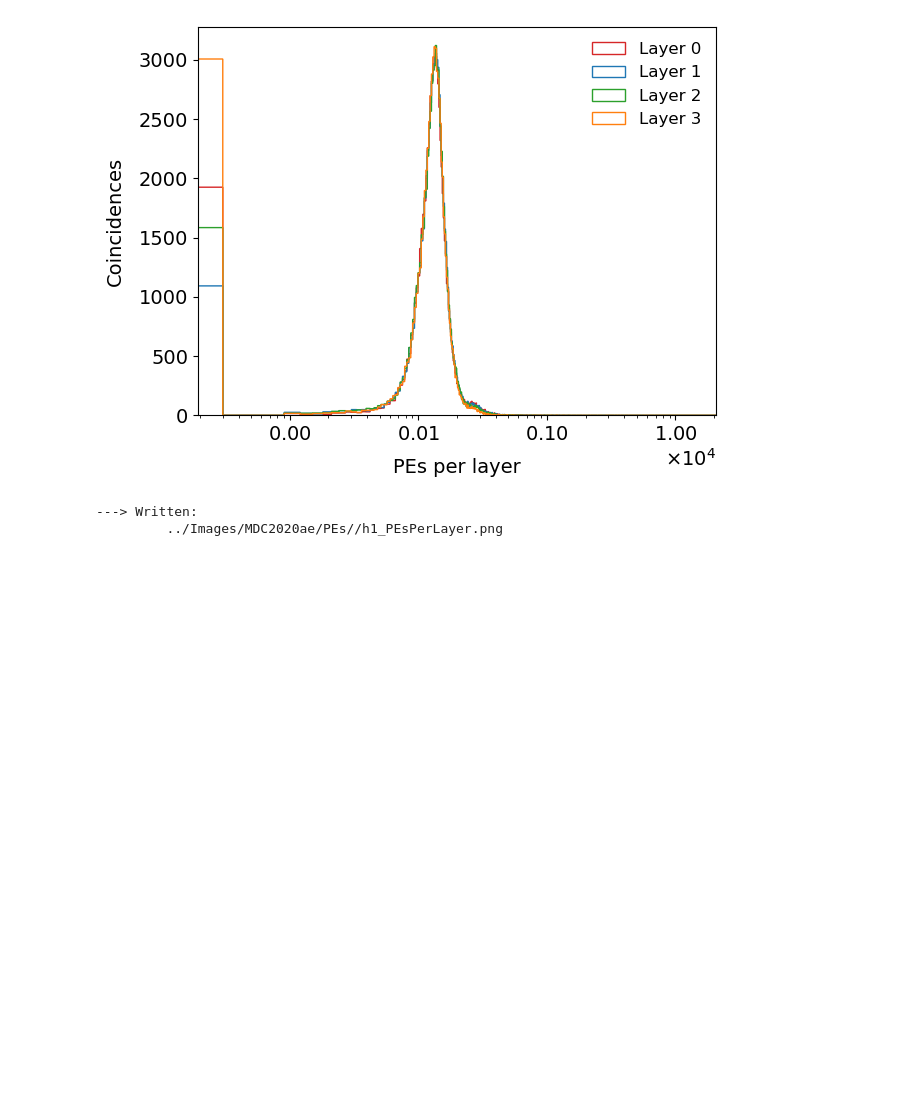
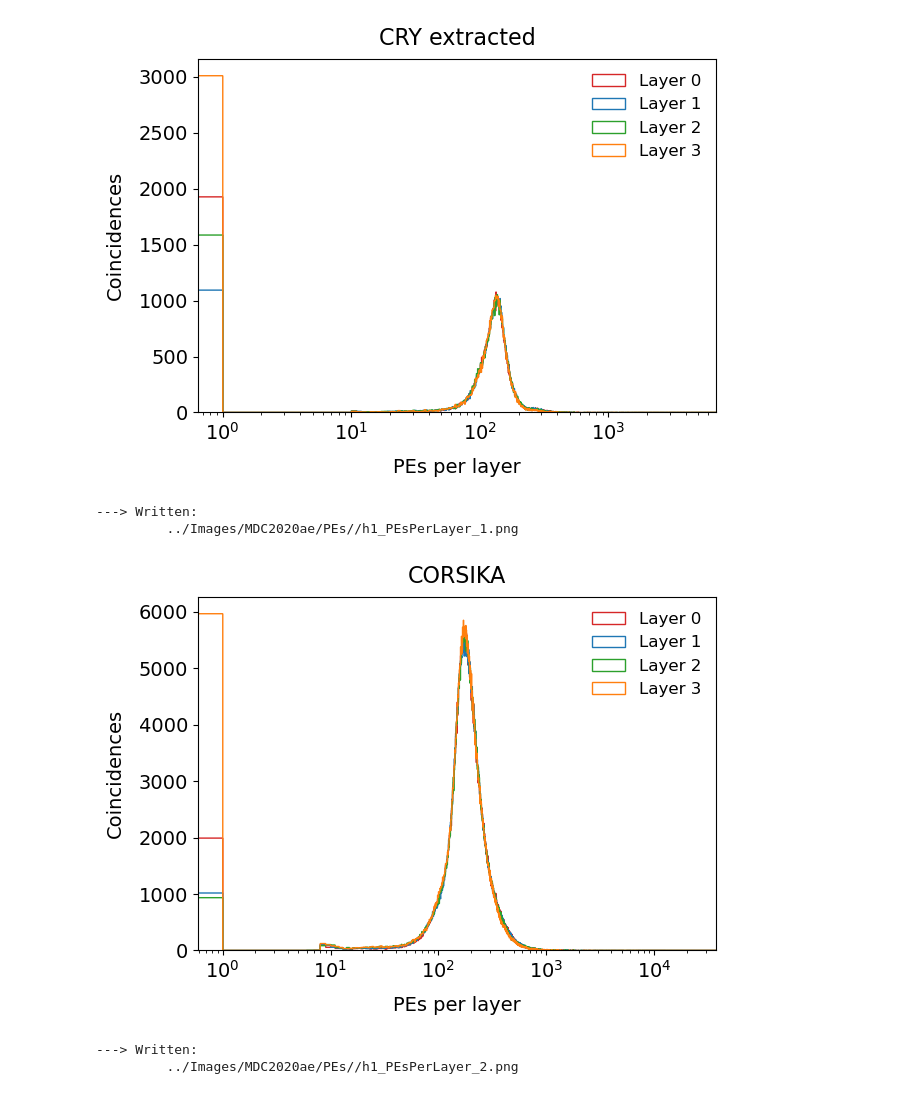
Before and after one commit to sam-grant/CRVSim, a Jupyter notebook: Analyses/Jupyter/PEs.ipynb, the cells around one changed output. Drawn from its saved outputs; the diff is of its cells as text; code cells hidden in the pictures; blank space fills up the shorter version.

Commit message:
Updated PEs with comparison betwen CRY extracted and CORSIKA.

```diff
--- a/Analyses/Jupyter/PEs.ipynb
+++ b/Analyses/Jupyter/PEs.ipynb
@@ -16,9 +13,15 @@ import Utils as ut
 # %%
 # Get data
-fileName="/exp/mu2e/data/users/sgrant/CRVSim/CosmicCRYExtractedCatTriggered.MDC2020ae_best_v1_3.000/81168767/00/00000/nts.sgrant.CosmicCRYExtractedCatTriggered.MDC2020ae_best_v1_3.001205_00000014.root" #"/exp/mu2e/data/users/sgrant/CRVSim/CosmicCRYExtractedCatTriggered.MDC2020ae_best_v1_3.000/11946817/00/00038/nts.sgrant.CosmicCRYExtractedCatTriggered.MDC2020ae_best_v1_3.001205_00000006.root"
-finTag = fileName.split('.')[-2]
-with uproot.open(fileName) as file:
-    data_ = ut.GetData(file)
+
+# My stuff
+fileName1 = "/exp/mu2e/data/users/sgrant/CRVSim/CosmicCRYExtractedCatTriggered.MDC2020ae_best_v1_3.000/81168767/00/00000/nts.sgrant.CosmicCRYExtractedCatTriggered.MDC2020ae_best_v1_3.001205_00000014.root"
+with uproot.open(fileName1 + ":TrkAnaExt/trkana") as tree:
+    data1_ = tree.arrays(["crvcoincs.PEs", "crvcoincs.PEsPerLayer[4]"])
+
+# Natalie's
+fileName2 = "/exp/mu2e/data/users/nmharris/nts.nmharris.trkana-reco.MDC2020ae_perfect_v1_3.001202_00000000_all_vars.root"
+with uproot.open(fileName2 + ":TrkAna/trkana") as tree:
+    data2_ = tree.arrays(["crvcoincs.PEs", "crvcoincs.PEsPerLayer[4]"])
 # %%
 def Plot1D(data, nbins=100, xmin=-1.0, xmax=1.0, title=None, xlabel=None, ylabel=None, fout="hist.png", legPos="best", logX=False, logY=False, stats=True, underOver=False, errors=False, NDPI=300):
 
@@ -108,7 +111,7 @@ def Plot1DOverlay(hists_, nbins=100, xmin=-1.0, xmax=1.0, title=None, xlabel=Non
     ax.tick_params(axis='x', labelsize=14)  # Set x-axis tick label font size
     ax.tick_params(axis='y', labelsize=14)  # Set y-axis tick label font size
 
-    ut.ScientificNotation(ax)
+    # ut.ScientificNotation(ax)
 
     # Add legend to the plot
     ax.legend(loc=legPos, frameon=False, fontsize=legFontSize)
@@ -134,12 +152,27 @@ Plot1D(PEs_, nbins=int(np.max(PEs_)), xlabel="PEs", ylabel="Coincidences", fout=
 # %%
-PEs0_ = ak.flatten(data_["crv"]["crvcoincs.PEsPerLayer[4]"][:,:,0], axis=None)
-Plot1DOverlay({"Layer 0" : ak.flatten(data_["crv"]["crvcoincs.PEsPerLayer[4]"][:,:,0], axis=None),
-               "Layer 1" : ak.flatten(data_["crv"]["crvcoincs.PEsPerLayer[4]"][:,:,1], axis=None),
-               "Layer 2" : ak.flatten(data_["crv"]["crvcoincs.PEsPerLayer[4]"][:,:,2], axis=None),
-               "Layer 3" : ak.flatten(data_["crv"]["crvcoincs.PEsPerLayer[4]"][:,:,3], axis=None) },
-               nbins=int(np.max(PEs0_)), xlabel="PEs per layer", ylabel="Coincidences", fout="../Images/MDC2020ae/PEs//h1_PEsPerLayer.png", xmin=0, xmax=np.max(PEs_),
+PEsPerLayer1_0 = ak.flatten(data1_["crvcoincs.PEsPerLayer[4]"][:,:,0], axis=None)
+
+Plot1DOverlay({"Layer 0" : PEsPerLayer1_0,
+               "Layer 1" : ak.flatten(data1_["crvcoincs.PEsPerLayer[4]"][:,:,1], axis=None),
+               "Layer 2" : ak.flatten(data1_["crvcoincs.PEsPerLayer[4]"][:,:,2], axis=None),
+               "Layer 3" : ak.flatten(data1_["crvcoincs.PEsPerLayer[4]"][:,:,3], axis=None) },
+               nbins=int(np.max(PEsPerLayer1_0)), xmin=0, xmax=np.max(PEsPerLayer1_0),
+               title="CRY extracted", xlabel="PEs per layer", ylabel="Coincidences", fout="../Images/MDC2020ae/PEs//h1_PEsPerLayer_1.png",
                logX=True)
+
+PEsPerLayer2_0 = ak.flatten(data2_["crvcoincs.PEsPerLayer[4]"][:,:,0], axis=None)
+
+Plot1DOverlay({"Layer 0" : PEsPerLayer2_0,
+               "Layer 1" : ak.flatten(data2_["crvcoincs.PEsPerLayer[4]"][:,:,1], axis=None),
+               "Layer 2" : ak.flatten(data2_["crvcoincs.PEsPerLayer[4]"][:,:,2], axis=None),
+               "Layer 3" : ak.flatten(data2_["crvcoincs.PEsPerLayer[4]"][:,:,3], axis=None) },
+               nbins=int(np.max(PEsPerLayer2_0)), xmin=0, xmax=np.max(PEsPerLayer2_0),
+               title="CORSIKA", xlabel="PEs per layer", ylabel="Coincidences", fout="../Images/MDC2020ae/PEs//h1_PEsPerLayer_2.png",
+               logX=True)
 # %% [output]
-[figure, old version]
+[figure, new version]
 ---> Written:
-         ../Images/MDC2020ae/PEs//h1_PEsPerLayer.png
+         ../Images/MDC2020ae/PEs//h1_PEsPerLayer_1.png
+[figure, added]
+---> Written:
+         ../Images/MDC2020ae/PEs//h1_PEsPerLayer_2.png
```
Also changed, not shown: parts of 4 cells of this notebook.
